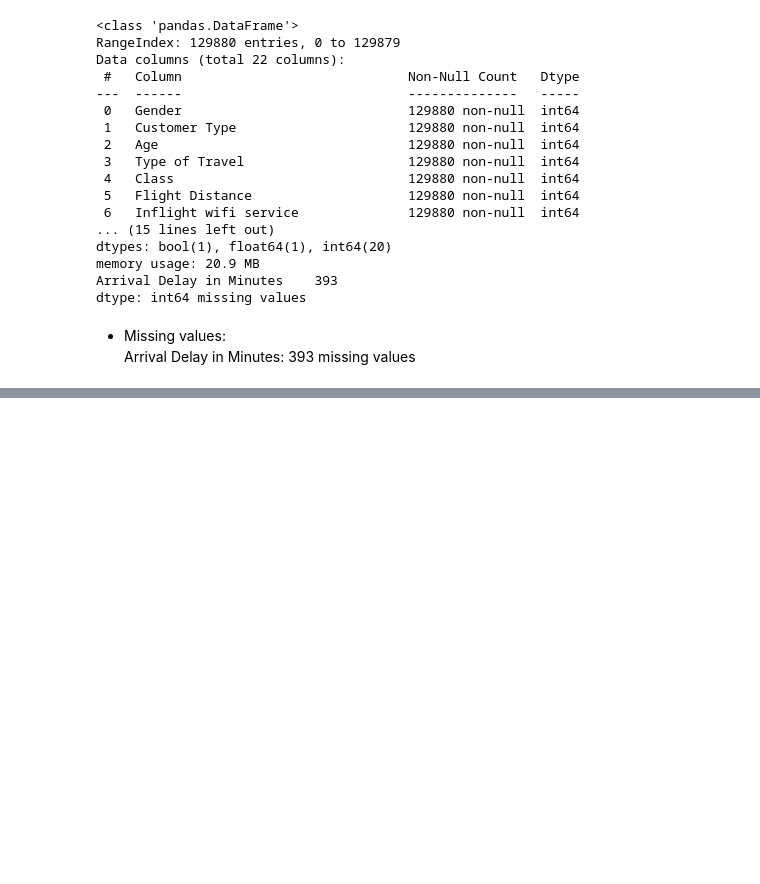
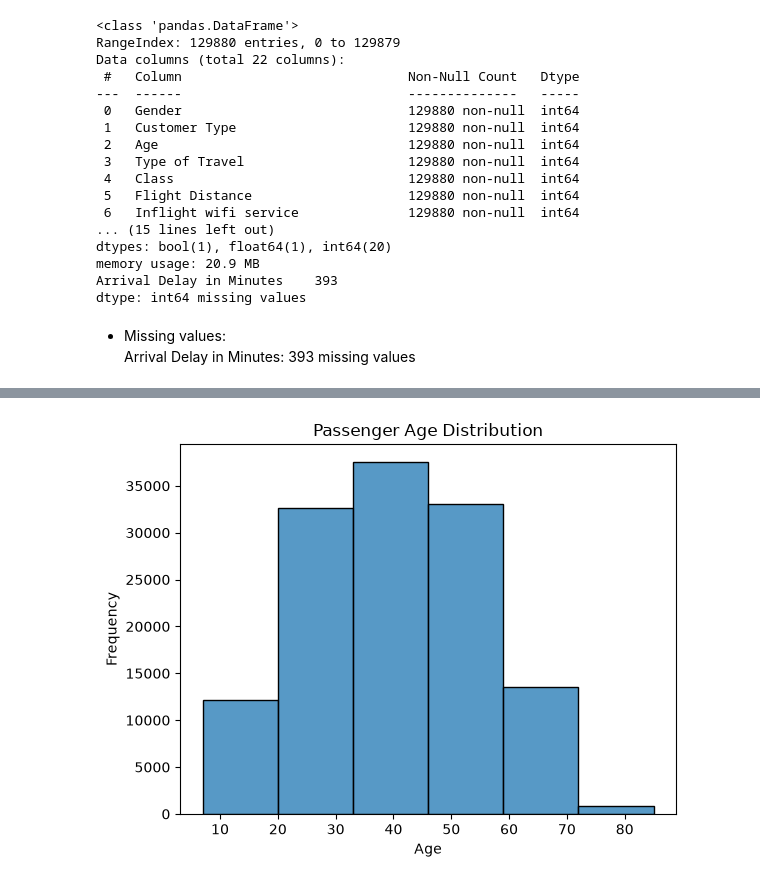
Before and after one commit to PaulNjinu254/Airline_Satisfaction_Prediction_Project, a Jupyter notebook: Airline_Satisfaction_Prediction.ipynb, the cells around one changed output, grey strips where cells are left out. Cells and saved outputs as stored; diff of their text form; code cells hidden in the pictures; blank space fills up the shorter version.

```diff
--- a/Airline_Satisfaction_Prediction.ipynb
+++ b/Airline_Satisfaction_Prediction.ipynb
@@ -191,0 +282,10 @@ Arrival Delay in Minutes: 393 missing values
+# %%
+# Age distribution
+sns.histplot(data=raw, x="Age", bins=6)
+
+plt.title("Passenger Age Distribution")
+plt.xlabel("Age")
+plt.ylabel("Frequency")
+plt.show()
+# %% [output]
+[figure, added]
```
Also changed, not shown: parts of 31 cells of this notebook.
